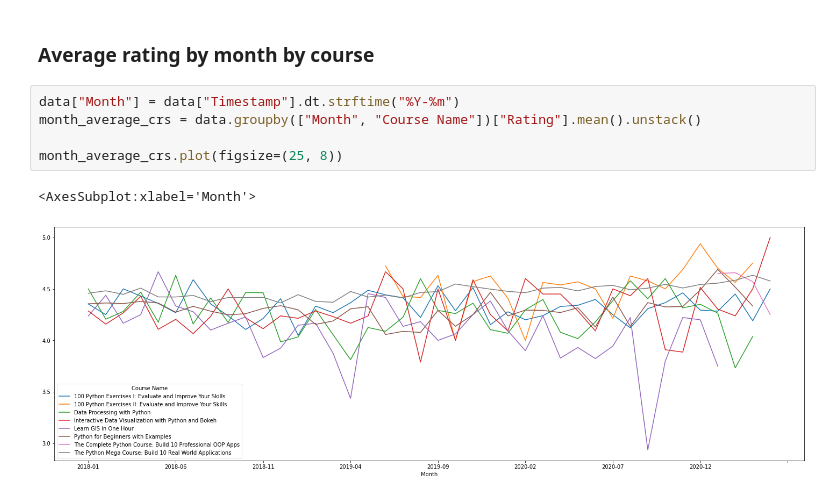
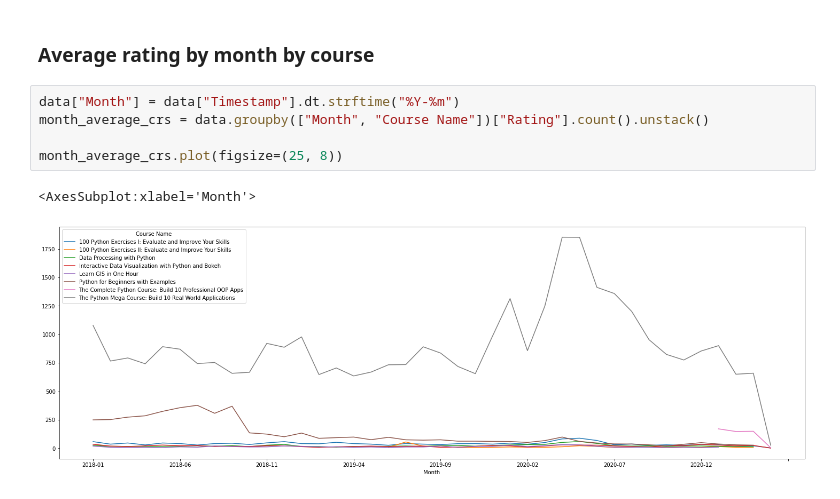
Before and after one commit to thepixelboy/python-data-analysis, a Jupyter notebook: reviews_plotting.ipynb, the cells around one changed output. Cells and saved outputs as stored; diff of their text form.

```diff
--- a/reviews_plotting.ipynb
+++ b/reviews_plotting.ipynb
@@ -43,9 +43,9 @@ plt.plot(month_average.index, month_average["Rating"])
 ### Average rating by month by course
 # %%
 data["Month"] = data["Timestamp"].dt.strftime("%Y-%m")
-month_average_crs = data.groupby(["Month", "Course Name"])["Rating"].mean().unstack()
+month_average_crs = data.groupby(["Month", "Course Name"])["Rating"].count().unstack()
 
 month_average_crs.plot(figsize=(25, 8))
 # %% [output]
 <AxesSubplot:xlabel='Month'>
-[figure, old version]
+[figure, new version]
```
Also changed, not shown: parts of 2 cells of this notebook.
